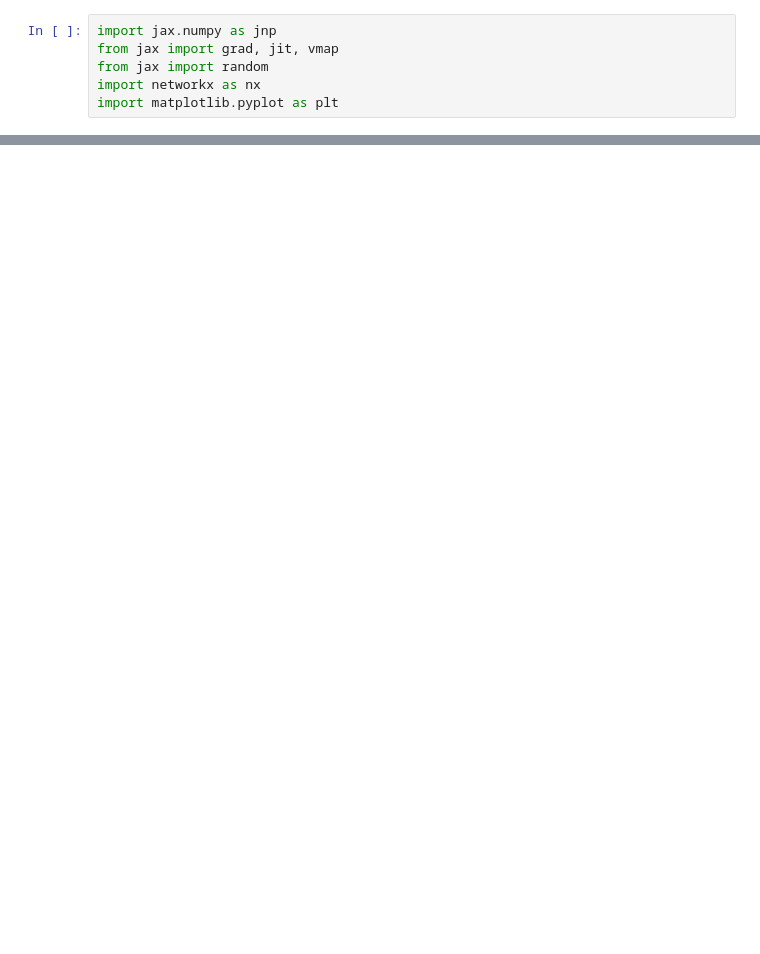
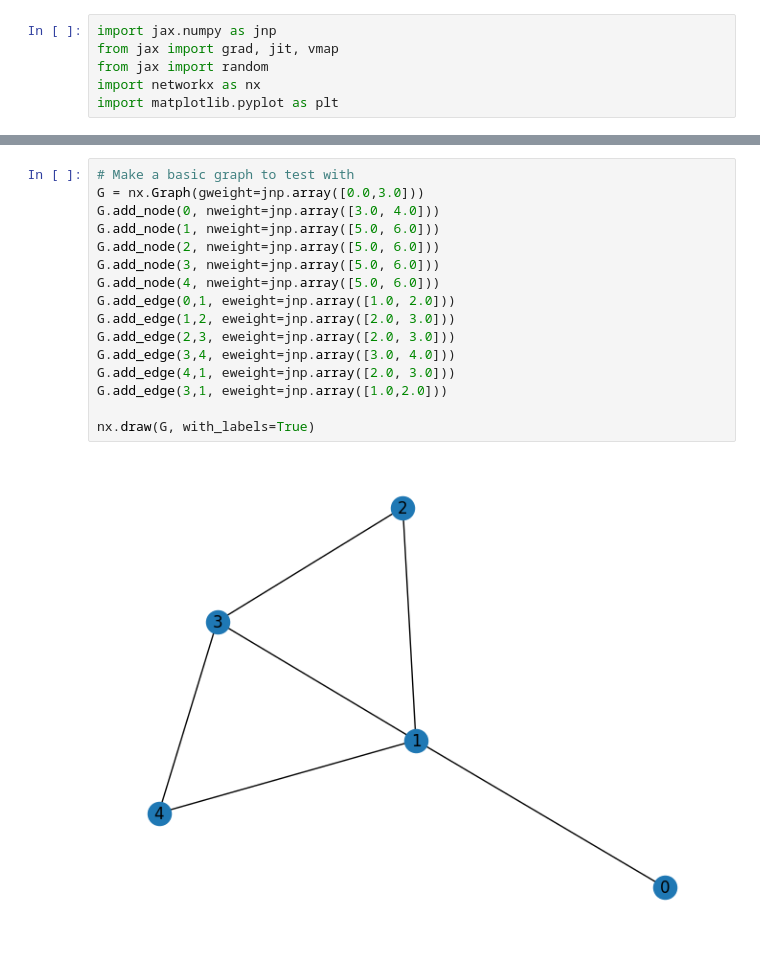
Before and after one commit to paranoidandroid1997/look-at-this-graph, a Jupyter notebook: main.ipynb, the cells around one changed output, grey strips where cells are left out. Cells and saved outputs as stored; diff of their text form; blank space fills up the shorter version.

```diff
--- a/main.ipynb
+++ b/main.ipynb
@@ -26,0 +7,18 @@ nx.draw(G)
+# %%
+# Make a basic graph to test with
+G = nx.Graph(gweight=jnp.array([0.0,3.0]))
+G.add_node(0, nweight=jnp.array([3.0, 4.0]))
+G.add_node(1, nweight=jnp.array([5.0, 6.0]))
+G.add_node(2, nweight=jnp.array([5.0, 6.0]))
+G.add_node(3, nweight=jnp.array([5.0, 6.0]))
+G.add_node(4, nweight=jnp.array([5.0, 6.0]))
+G.add_edge(0,1, eweight=jnp.array([1.0, 2.0]))
+G.add_edge(1,2, eweight=jnp.array([2.0, 3.0]))
+G.add_edge(2,3, eweight=jnp.array([2.0, 3.0]))
+G.add_edge(3,4, eweight=jnp.array([3.0, 4.0]))
+G.add_edge(4,1, eweight=jnp.array([2.0, 3.0]))
+G.add_edge(3,1, eweight=jnp.array([1.0,2.0]))
+
+nx.draw(G, with_labels=True)
+# %% [output]
+[figure, added]
```
Also changed, not shown: parts of 6 cells of this notebook.
